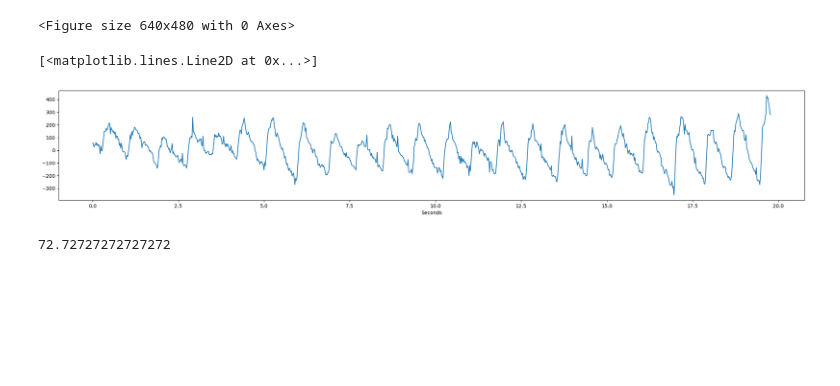
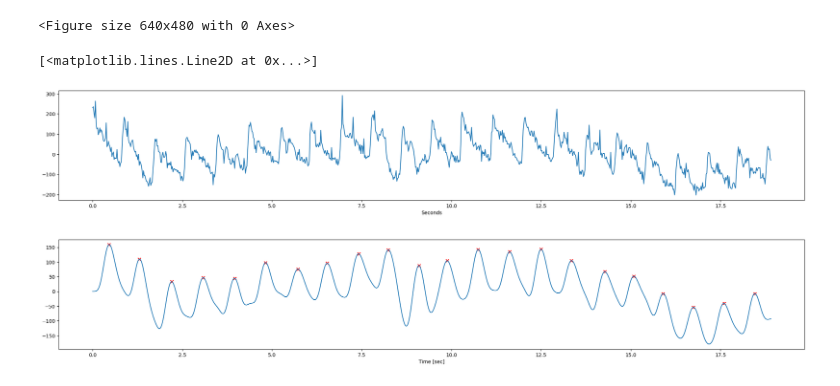
Before and after one commit to dilinissanka/Earring-SignalProcessing, a Jupyter notebook: PPG Sensor.ipynb, the cells around one changed output. Cells and saved outputs as stored; diff of their text form; code cells hidden in the pictures; blank space fills up the shorter version.

Commit message:
Implemented low pass filter to calc bpm

```diff
--- a/PPG Sensor.ipynb
+++ b/PPG Sensor.ipynb
@@ -5,7 +5,7 @@ from scipy import signal
 # %%
 fig = plt.figure()
 
-with open('C:\\Users\\dil-p\\Earring++\\Earring-\\PPGData\\finger\\dilini_finger.txt', 'r') as file1:
+with open('C:\\Users\\dil-p\\Earring++\\Earring-\\PPGData\\finger\\eric_finger.txt', 'r') as file1:
     groupIR = []
     for line in file1:
         groupIR.append(float(line))
@@ -28,13 +28,13 @@ y = -y
 # %%
 # 50Hz
 f = plt.figure()
 f.set_size_inches(27,4)
 plt.xlabel("Seconds")
-plt.plot(x,y)
+plt.plot(x[:-1],y)
 #plt.scatter(x, y)
 # %% [output]
 [<matplotlib.lines.Line2D at 0x...>]
-[figure, old version]
+[figure, new version]
 # %%
 # look into why the signal is drifting
 # invert the signal, take the average and subtract from that
@@ -42,12 +42,36 @@ plt.plot(x,y)
 # functions for there:
 # calc heart rate & heart rate variation
 # low pass filter(removes the noise in the smaller peaks) & high pass filter(removes the trend of the signal), threshold & cutoff frequency
-
-# Heart rate, average number of samples between is 28, need to figure out way to cal distance between:
-peaks,properties = signal.find_peaks(y, distance = 28)
-# Number peaks for entire sample - need to edit:
-numPeaks = peaks.size
-
-bpm = (60/totTime) * numPeaks
-# %% [output]
-72.72727272727272
+# %%
+def butter_lowpass(cutoff, fs, order=5):
+    return signal.butter(order, cutoff, fs=fs, btype='low', analog=False)
+
+def butter_lowpass_filter(data, cutoff, fs, order=5):
+    b, a = butter_lowpass(cutoff, fs, order=order)
+    y = signal.lfilter(b, a, data)
+    return y
+
+# Filter requirements:
+order = 6
+fs = 50       # sample rate, Hz
+cutoff = 2
+
+# Calculate filtered signal & find peaks:
+y_new = butter_lowpass_filter(y, cutoff, fs, order)
+peaks,properties = signal.find_peaks(y_new, distance = 13.88)
+
+# Plot the filtered signal
+
+f_2 = plt.figure()
+f_2.set_size_inches(27,4)
+
+plt.plot(x[:-1], y_new)
+plt.xlabel('Time [sec]')
+plt.scatter(x[peaks], y_new[peaks], marker = "x", color = 'r')
+plt.show()
+
+# Calculates BPM from number of peaks
+numPeaks = peaks.size
+bpm = (60/totTime) * numPeaks
+# %% [output]
+[figure, added]
```
